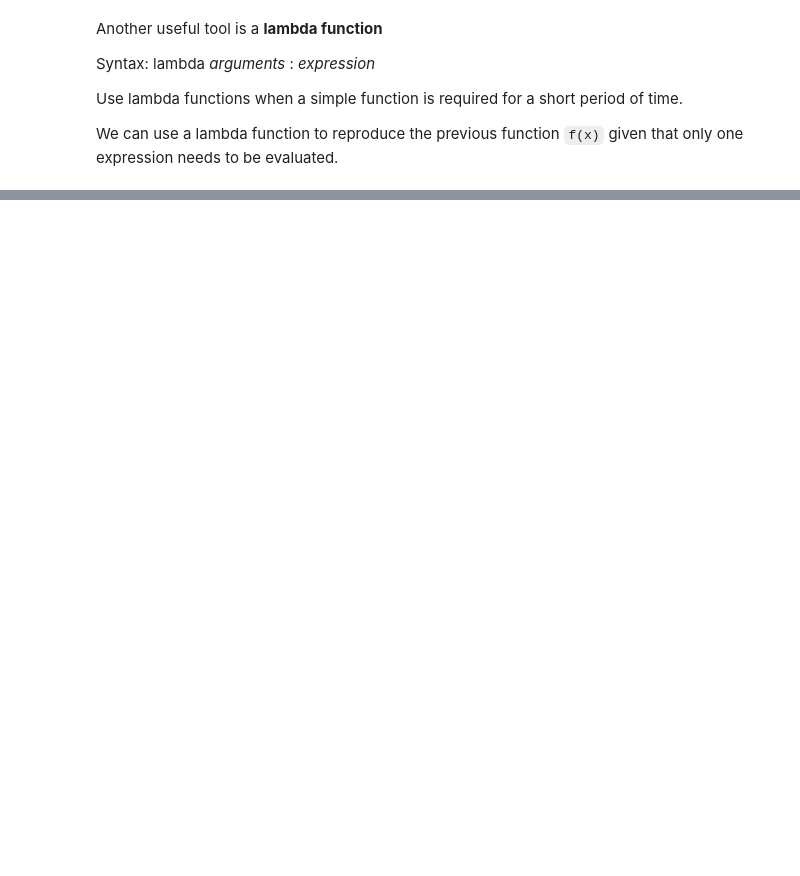
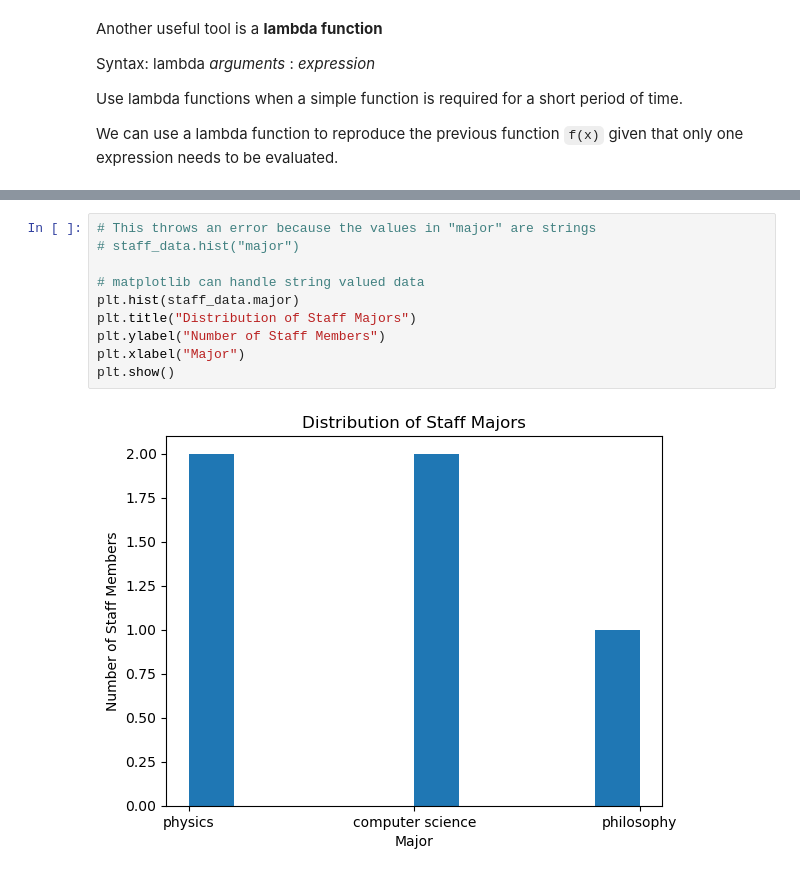
Before and after one commit to zzz-tong037/bwsi-intro-python, a Jupyter notebook: mod5_intro_to_data_science/1_loading_and_visualizing_data.ipynb, the cells around one changed output, grey strips where cells are left out. Saved outputs shown, nothing was run; the diff lists cells and outputs as text; blank space fills up the shorter version.

```diff
--- a/mod5_intro_to_data_science/1_loading_and_visualizing_data.ipynb
+++ b/mod5_intro_to_data_science/1_loading_and_visualizing_data.ipynb
@@ -213,0 +299,12 @@ plt.show()
+# %%
+# This throws an error because the values in "major" are strings
+# staff_data.hist("major")
+
+# matplotlib can handle string valued data
+plt.hist(staff_data.major)
+plt.title("Distribution of Staff Majors")
+plt.ylabel("Number of Staff Members")
+plt.xlabel("Major")
+plt.show()
+# %% [output]
+[figure, added]
```
Also changed, not shown: parts of 20 cells of this notebook.
